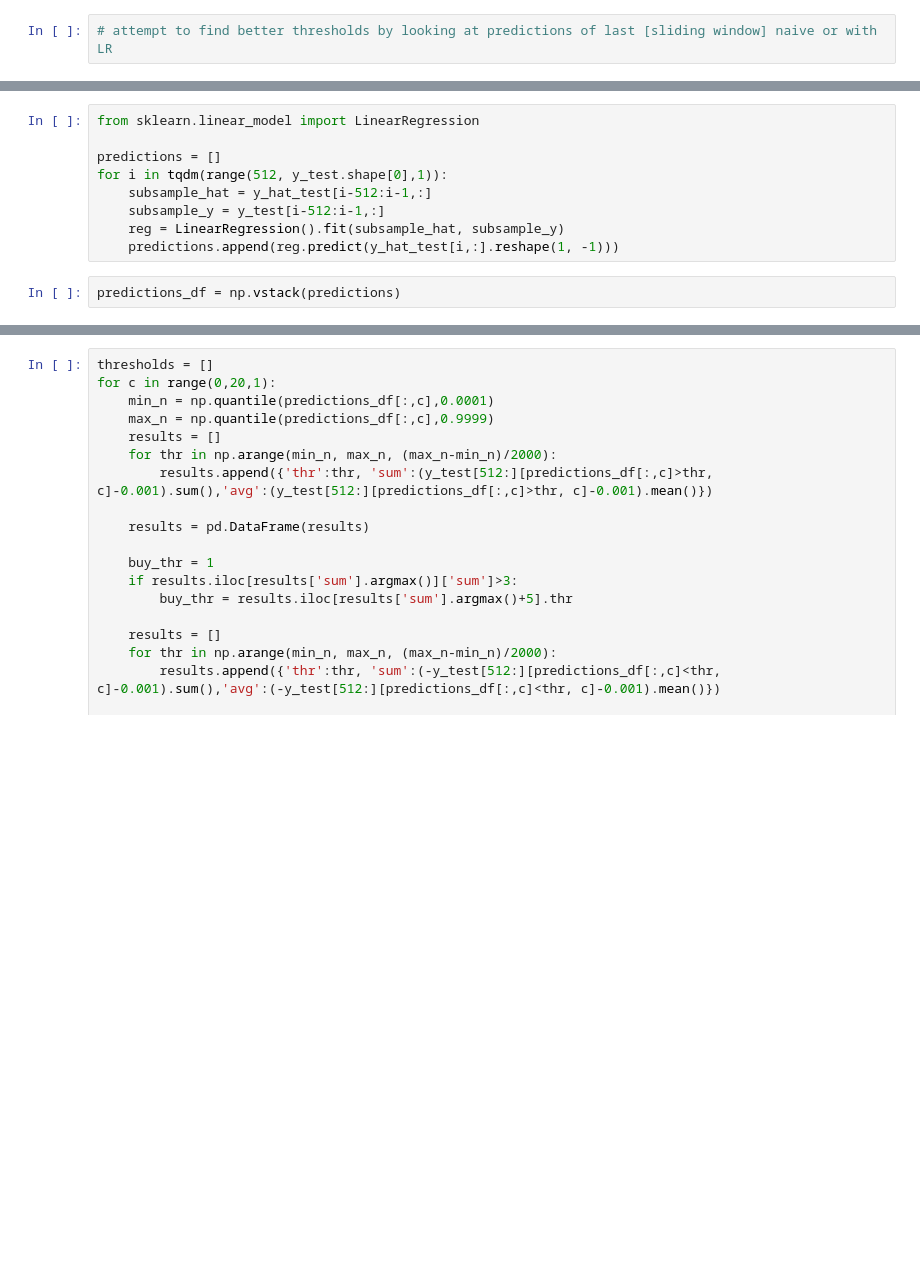
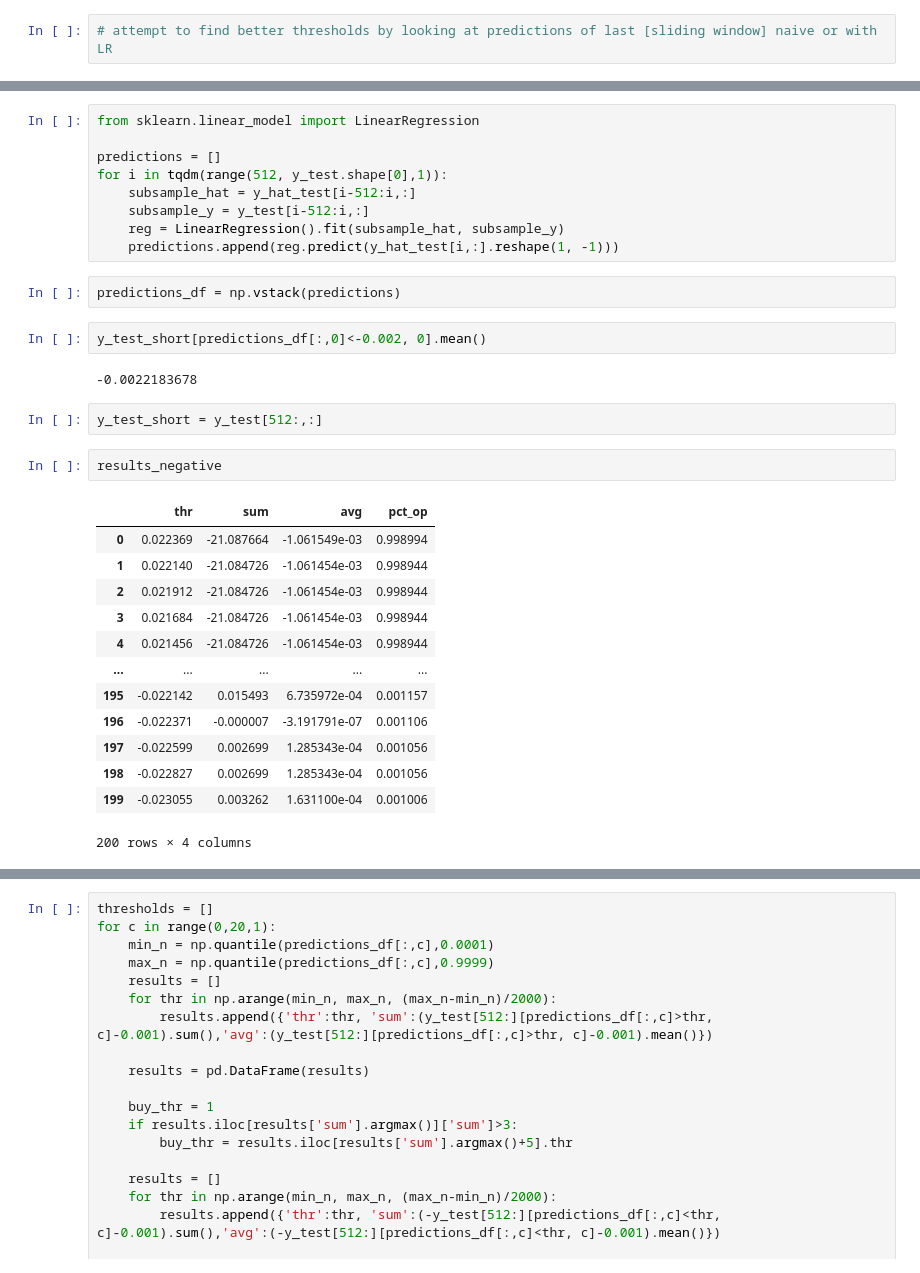
Before and after one commit to crazyleg/binancepredict, a Jupyter notebook: test_set_analysis.ipynb, the cells around one changed output, grey strips where cells are left out. Saved outputs shown, nothing was run; the diff lists cells and outputs as text; blank space fills up the shorter version.

```diff
--- a/test_set_analysis.ipynb
+++ b/test_set_analysis.ipynb
@@ -169,9 +193,31 @@ from sklearn.linear_model import LinearRegression
 
 predictions = []
 for i in tqdm(range(512, y_test.shape[0],1)):
-    subsample_hat = y_hat_test[i-512:i-1,:]
-    subsample_y = y_test[i-512:i-1,:]
+    subsample_hat = y_hat_test[i-512:i,:]
+    subsample_y = y_test[i-512:i,:]
     reg = LinearRegression().fit(subsample_hat, subsample_y)
     predictions.append(reg.predict(y_hat_test[i,:].reshape(1, -1)))
 # %%
 predictions_df = np.vstack(predictions)
+# %%
+y_test_short[predictions_df[:,0]<-0.002, 0].mean()
+# %% [output]
+-0.0022183678
+# %%
+y_test_short = y_test[512:,:]
+# %%
+results_negative
+# %% [output]
+|  | thr | sum | avg | pct_op |
+| 0 | 0.022369 | -21.087664 | -1.061549e-03 | 0.998994 |
+| 1 | 0.022140 | -21.084726 | -1.061454e-03 | 0.998944 |
+| 2 | 0.021912 | -21.084726 | -1.061454e-03 | 0.998944 |
+| 3 | 0.021684 | -21.084726 | -1.061454e-03 | 0.998944 |
+| 4 | 0.021456 | -21.084726 | -1.061454e-03 | 0.998944 |
+| ... | ... | ... | ... | ... |
+| 195 | -0.022142 | 0.015493 | 6.735972e-04 | 0.001157 |
+| 196 | -0.022371 | -0.000007 | -3.191791e-07 | 0.001106 |
+| 197 | -0.022599 | 0.002699 | 1.285343e-04 | 0.001056 |
+| 198 | -0.022827 | 0.002699 | 1.285343e-04 | 0.001056 |
+| 199 | -0.023055 | 0.003262 | 1.631100e-04 | 0.001006 |
+200 rows × 4 columns
```
Also changed, not shown: parts of 21 cells of this notebook, 5 other files.
